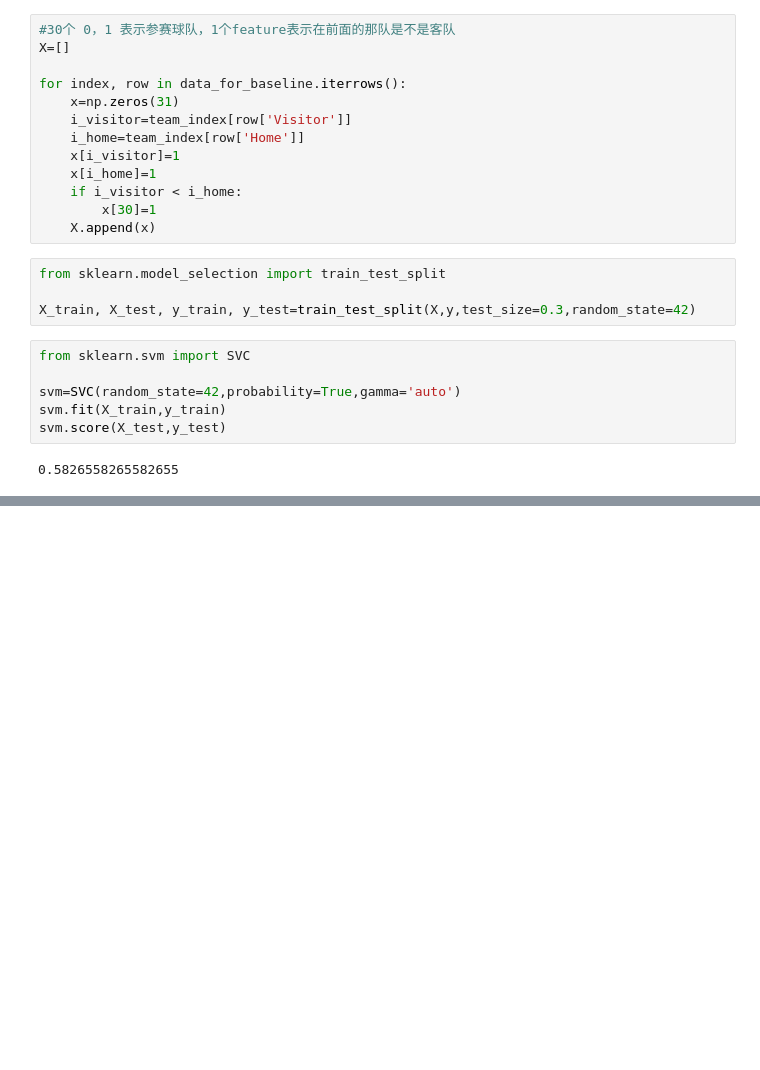
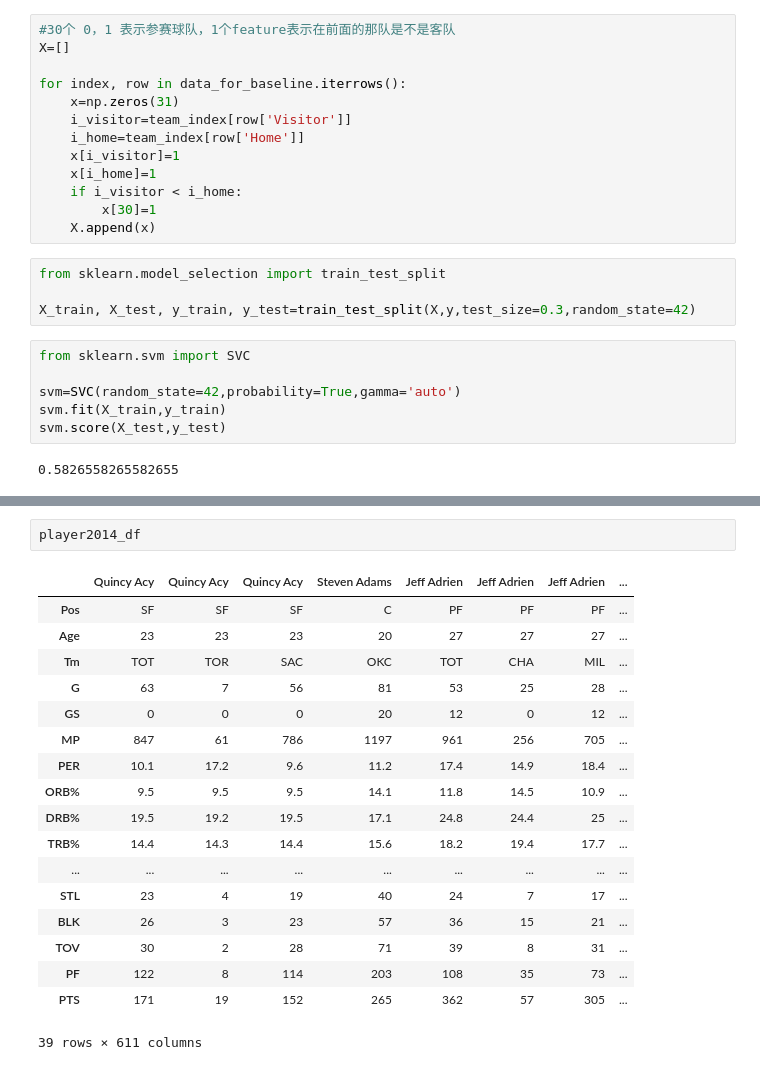
Before and after one commit to cis-519-team/project, a Jupyter notebook: Untitled.ipynb, the cells around one changed output, grey strips where cells are left out. Cells and saved outputs as stored; diff of their text form; blank space fills up the shorter version.

```diff
--- a/Untitled.ipynb
+++ b/Untitled.ipynb
@@ -105,0 +167,21 @@ jimmy
+# %%
+player2014_df
+# %% [output]
+|  | Quincy Acy | Quincy Acy | Quincy Acy | Steven Adams | Jeff Adrien | Jeff Adrien | Jeff Adrien | ... |
+| Pos | SF | SF | SF | C | PF | PF | PF | ... |
+| Age | 23 | 23 | 23 | 20 | 27 | 27 | 27 | ... |
+| Tm | TOT | TOR | SAC | OKC | TOT | CHA | MIL | ... |
+| G | 63 | 7 | 56 | 81 | 53 | 25 | 28 | ... |
+| GS | 0 | 0 | 0 | 20 | 12 | 0 | 12 | ... |
+| MP | 847 | 61 | 786 | 1197 | 961 | 256 | 705 | ... |
+| PER | 10.1 | 17.2 | 9.6 | 11.2 | 17.4 | 14.9 | 18.4 | ... |
+| ORB% | 9.5 | 9.5 | 9.5 | 14.1 | 11.8 | 14.5 | 10.9 | ... |
+| DRB% | 19.5 | 19.2 | 19.5 | 17.1 | 24.8 | 24.4 | 25 | ... |
+| TRB% | 14.4 | 14.3 | 14.4 | 15.6 | 18.2 | 19.4 | 17.7 | ... |
+| ... | ... | ... | ... | ... | ... | ... | ... | ... |
+| STL | 23 | 4 | 19 | 40 | 24 | 7 | 17 | ... |
+| BLK | 26 | 3 | 23 | 57 | 36 | 15 | 21 | ... |
+| TOV | 30 | 2 | 28 | 71 | 39 | 8 | 31 | ... |
+| PF | 122 | 8 | 114 | 203 | 108 | 35 | 73 | ... |
+| PTS | 171 | 19 | 152 | 265 | 362 | 57 | 305 | ... |
+39 rows × 611 columns
```
Also changed, not shown: parts of 7 cells of this notebook.
